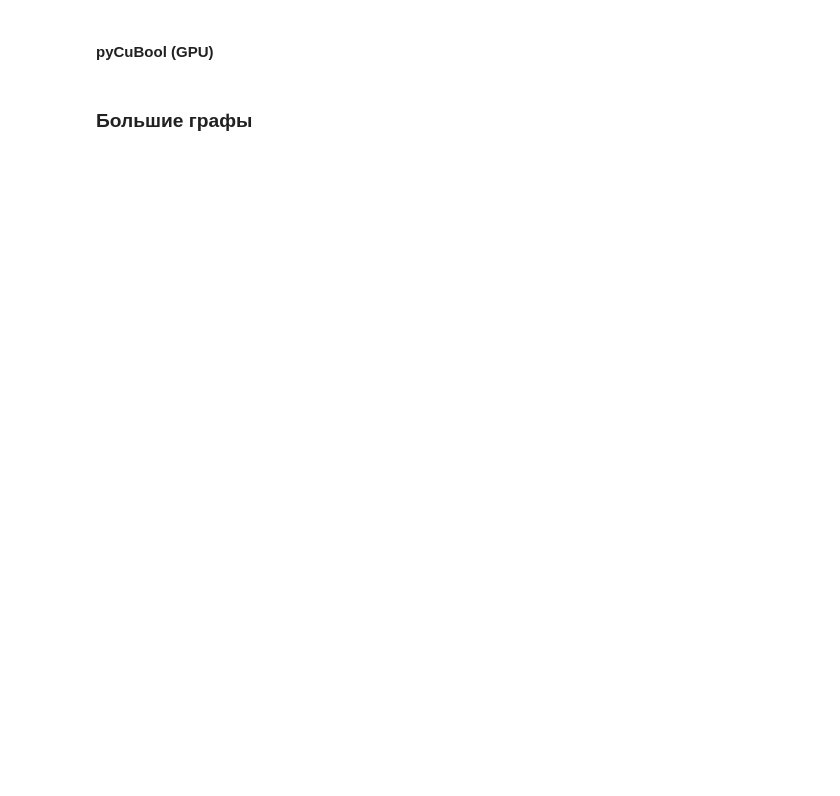
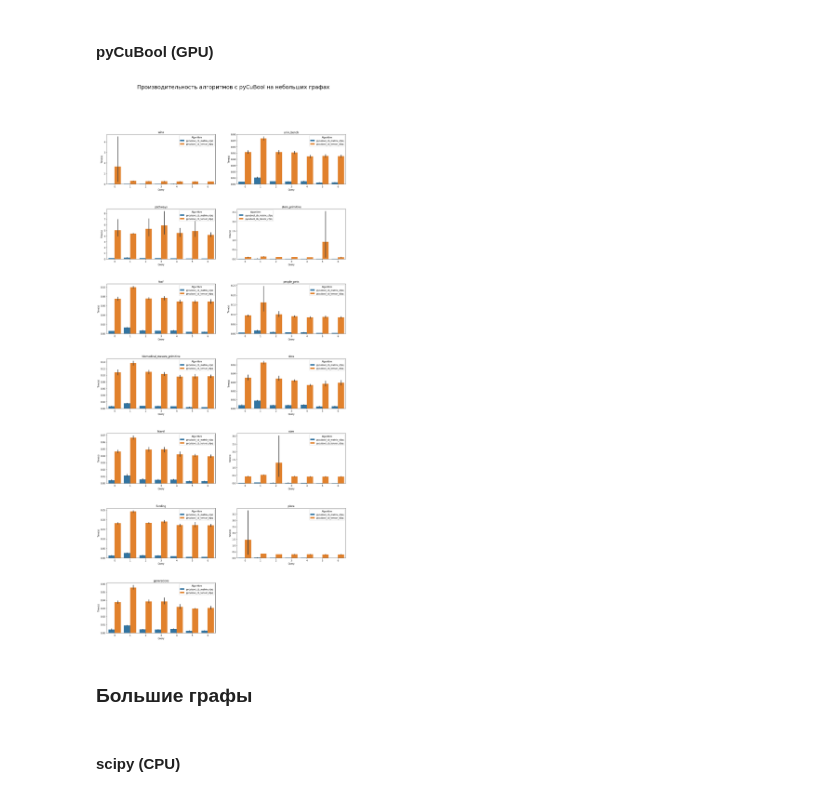
Before and after one commit to kznts9v-1lya/formal-lang-course, a Jupyter notebook: researches/cfpq_research.ipynb, the cells around one changed output. Drawn from its saved outputs; the diff is of its cells as text; code cells hidden in the pictures; blank space fills up the shorter version.

```diff
--- a/researches/cfpq_research.ipynb
+++ b/researches/cfpq_research.ipynb
@@ -840,7 +850,11 @@ pycubool_algos = [
 # %%
 measure_algos_performance(small_graphs, num_runs=10, algos=pycubool_algos)
 # %%
-df_sm_pycubool = pd.merge(create_df(small_graph_names, pycubool_algos), graph_info, right_index=True, left_on='Graph')
-show_barplots(df_sm_pycubool, 'Производительность алгоритмов с pyCuBool на небольших графах')
+df_sm_pycubool = pd.merge(create_df(small_graph_names, pycubool_algos), graph_descriptions, right_index=True, left_on='Graph')
+show_small_barplots(df_sm_pycubool, 'Производительность алгоритмов с pyCuBool на небольших графах')
+# %% [output]
+[figure, added]
 # %% [markdown]
 ### Большие графы
+# %% [markdown]
+#### scipy (CPU)
```
Also changed, not shown: parts of 13 cells of this notebook.
